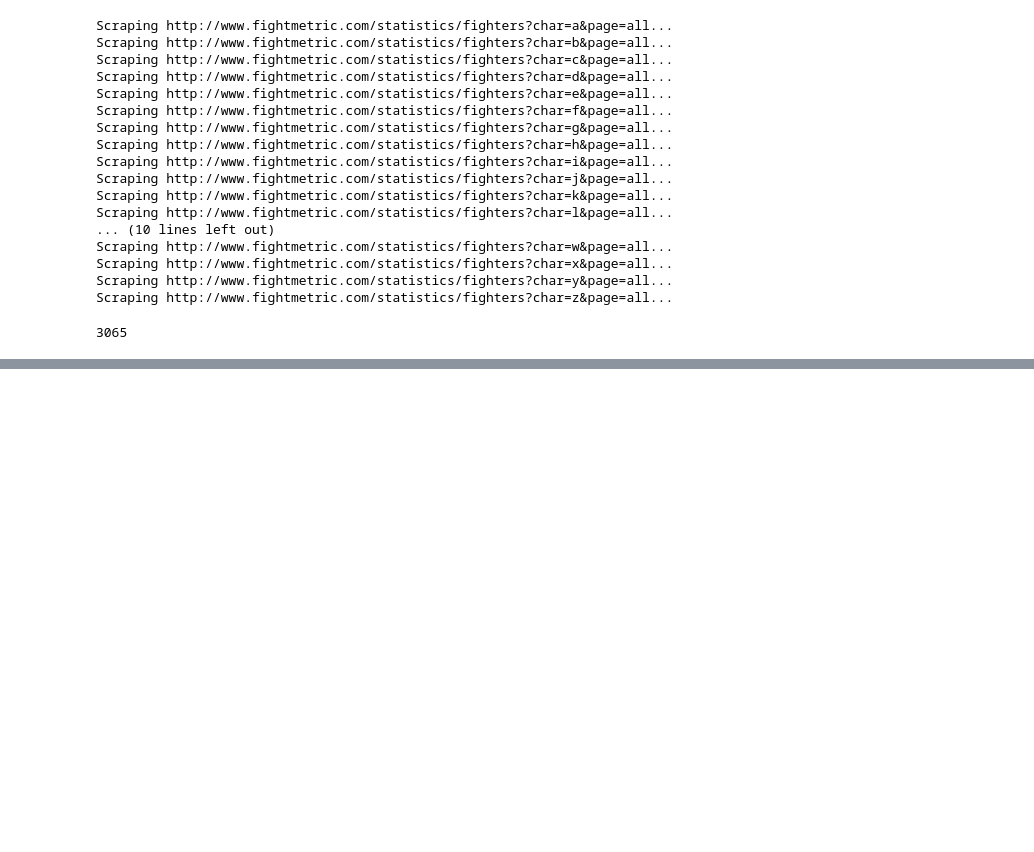
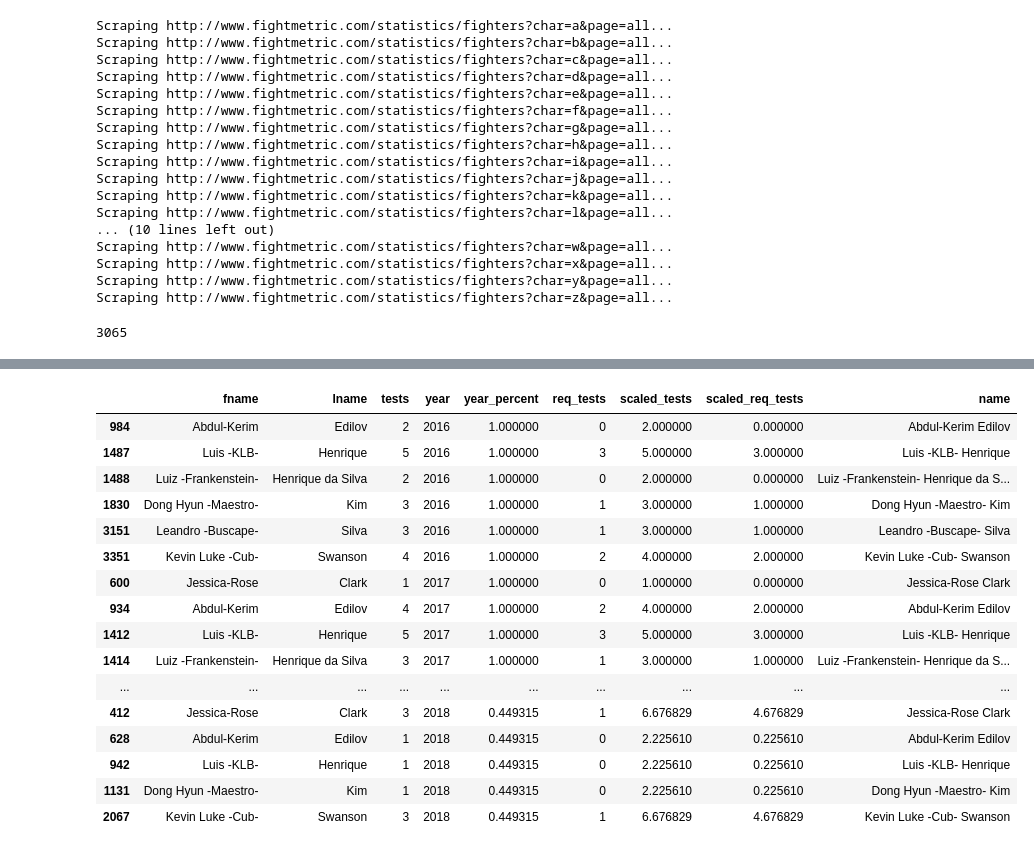
Before and after one commit to Hmamin/usada, a Jupyter notebook: usada_fixed.ipynb, the cells around one changed output, grey strips where cells are left out. Saved outputs shown, nothing was run; the diff lists cells and outputs as text; code cells hidden in the pictures; blank space fills up the shorter version.

```diff
--- a/usada_fixed.ipynb
+++ b/usada_fixed.ipynb
@@ -452,0 +491,20 @@ len(urls_fm)
+# %%
+mma.loc[mma.fname.str.contains('-')]
+# %% [output]
+|  | fname | lname | tests | year | year_percent | req_tests | scaled_tests | scaled_req_tests | name |
+| 984 | Abdul-Kerim | Edilov | 2 | 2016 | 1.000000 | 0 | 2.000000 | 0.000000 | Abdul-Kerim Edilov |
+| 1487 | Luis -KLB- | Henrique | 5 | 2016 | 1.000000 | 3 | 5.000000 | 3.000000 | Luis -KLB- Henrique |
+| 1488 | Luiz -Frankenstein- | Henrique da Silva | 2 | 2016 | 1.000000 | 0 | 2.000000 | 0.000000 | Luiz -Frankenstein- Henrique da S... |
+| 1830 | Dong Hyun -Maestro- | Kim | 3 | 2016 | 1.000000 | 1 | 3.000000 | 1.000000 | Dong Hyun -Maestro- Kim |
+| 3151 | Leandro -Buscape- | Silva | 3 | 2016 | 1.000000 | 1 | 3.000000 | 1.000000 | Leandro -Buscape- Silva |
+| 3351 | Kevin Luke -Cub- | Swanson | 4 | 2016 | 1.000000 | 2 | 4.000000 | 2.000000 | Kevin Luke -Cub- Swanson |
+| 600 | Jessica-Rose | Clark | 1 | 2017 | 1.000000 | 0 | 1.000000 | 0.000000 | Jessica-Rose Clark |
+| 934 | Abdul-Kerim | Edilov | 4 | 2017 | 1.000000 | 2 | 4.000000 | 2.000000 | Abdul-Kerim Edilov |
+| 1412 | Luis -KLB- | Henrique | 5 | 2017 | 1.000000 | 3 | 5.000000 | 3.000000 | Luis -KLB- Henrique |
+| 1414 | Luiz -Frankenstein- | Henrique da Silva | 3 | 2017 | 1.000000 | 1 | 3.000000 | 1.000000 | Luiz -Frankenstein- Henrique da S... |
+| ... | ... | ... | ... | ... | ... | ... | ... | ... | ... |
+| 412 | Jessica-Rose | Clark | 3 | 2018 | 0.449315 | 1 | 6.676829 | 4.676829 | Jessica-Rose Clark |
+| 628 | Abdul-Kerim | Edilov | 1 | 2018 | 0.449315 | 0 | 2.225610 | 0.225610 | Abdul-Kerim Edilov |
+| 942 | Luis -KLB- | Henrique | 1 | 2018 | 0.449315 | 0 | 2.225610 | 0.225610 | Luis -KLB- Henrique |
+| 1131 | Dong Hyun -Maestro- | Kim | 1 | 2018 | 0.449315 | 0 | 2.225610 | 0.225610 | Dong Hyun -Maestro- Kim |
+| 2067 | Kevin Luke -Cub- | Swanson | 3 | 2018 | 0.449315 | 1 | 6.676829 | 4.676829 | Kevin Luke -Cub- Swanson |
```
Also changed, not shown: parts of 6 cells of this notebook, 3 other files.
